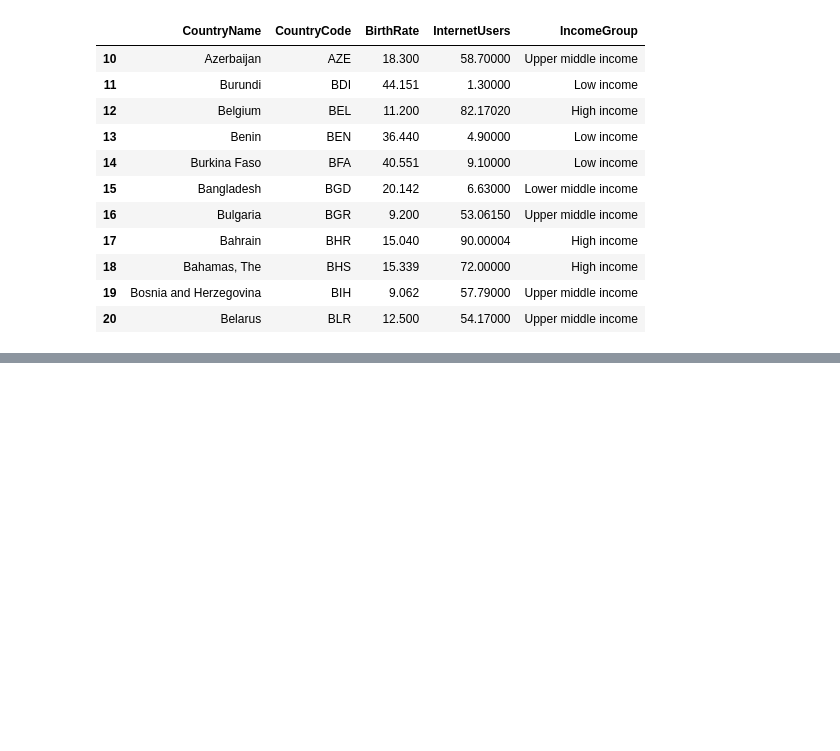
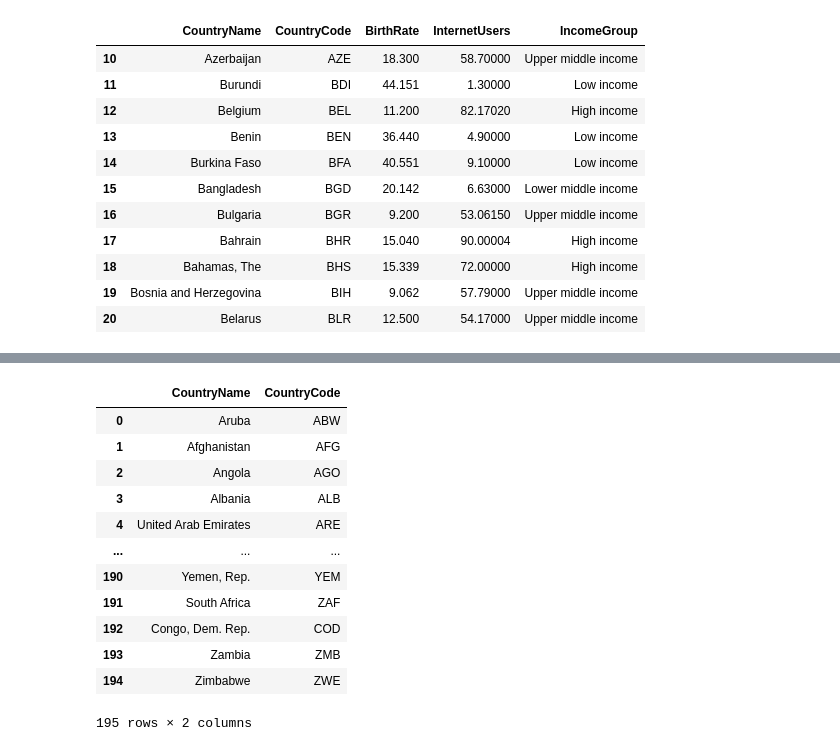
Before and after one commit to umashravani24/FSDS-_LEARNER, a Jupyter notebook: country_gdp_anlysis.ipynb, the cells around one changed output, grey strips where cells are left out. Cells and saved outputs as stored; diff of their text form; code cells hidden in the pictures; blank space fills up the shorter version.

```diff
--- a/country_gdp_anlysis.ipynb
+++ b/country_gdp_anlysis.ipynb
@@ -184,0 +238,16 @@ df[10:21]  # Slicing the DataFrame to get rows from index 10 to 20
+# %%
+df[['CountryName', 'CountryCode']]
+# %% [output]
+|  | CountryName | CountryCode |
+| 0 | Aruba | ABW |
+| 1 | Afghanistan | AFG |
+| 2 | Angola | AGO |
+| 3 | Albania | ALB |
+| 4 | United Arab Emirates | ARE |
+| ... | ... | ... |
+| 190 | Yemen, Rep. | YEM |
+| 191 | South Africa | ZAF |
+| 192 | Congo, Dem. Rep. | COD |
+| 193 | Zambia | ZMB |
+| 194 | Zimbabwe | ZWE |
+195 rows × 2 columns
```
Also changed, not shown: parts of 35 cells of this notebook.
